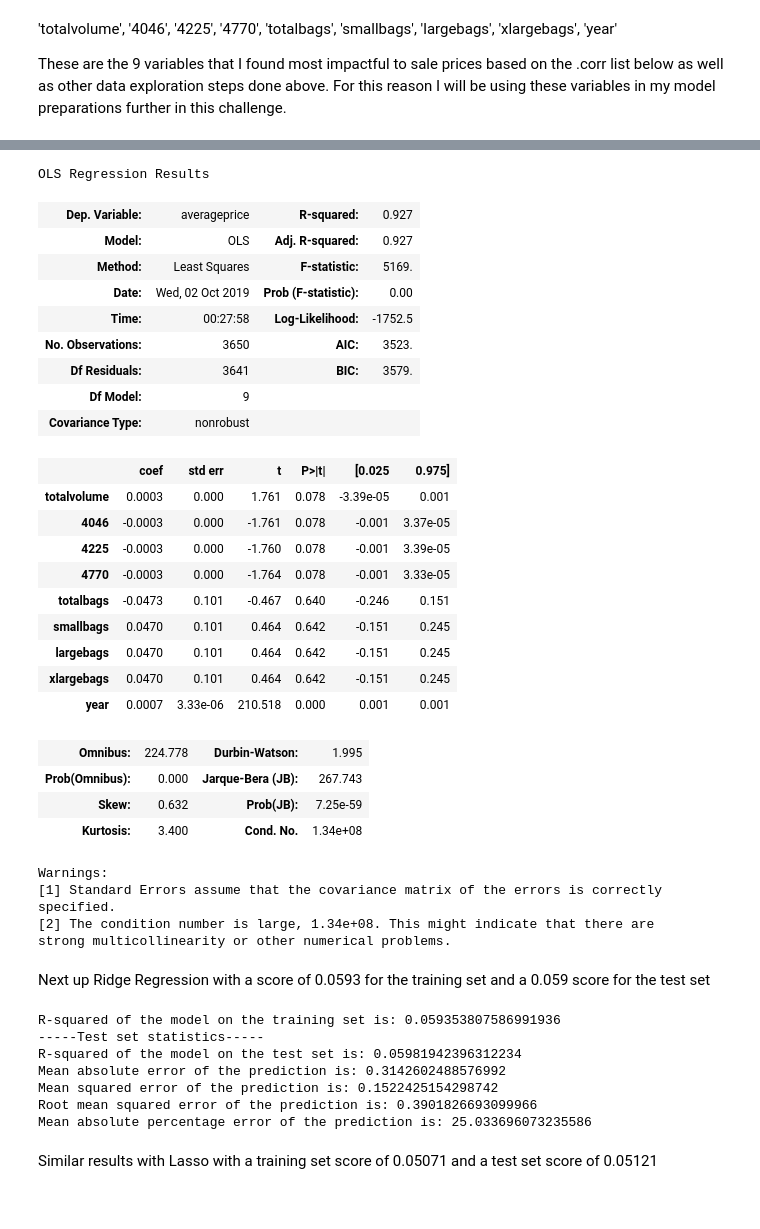
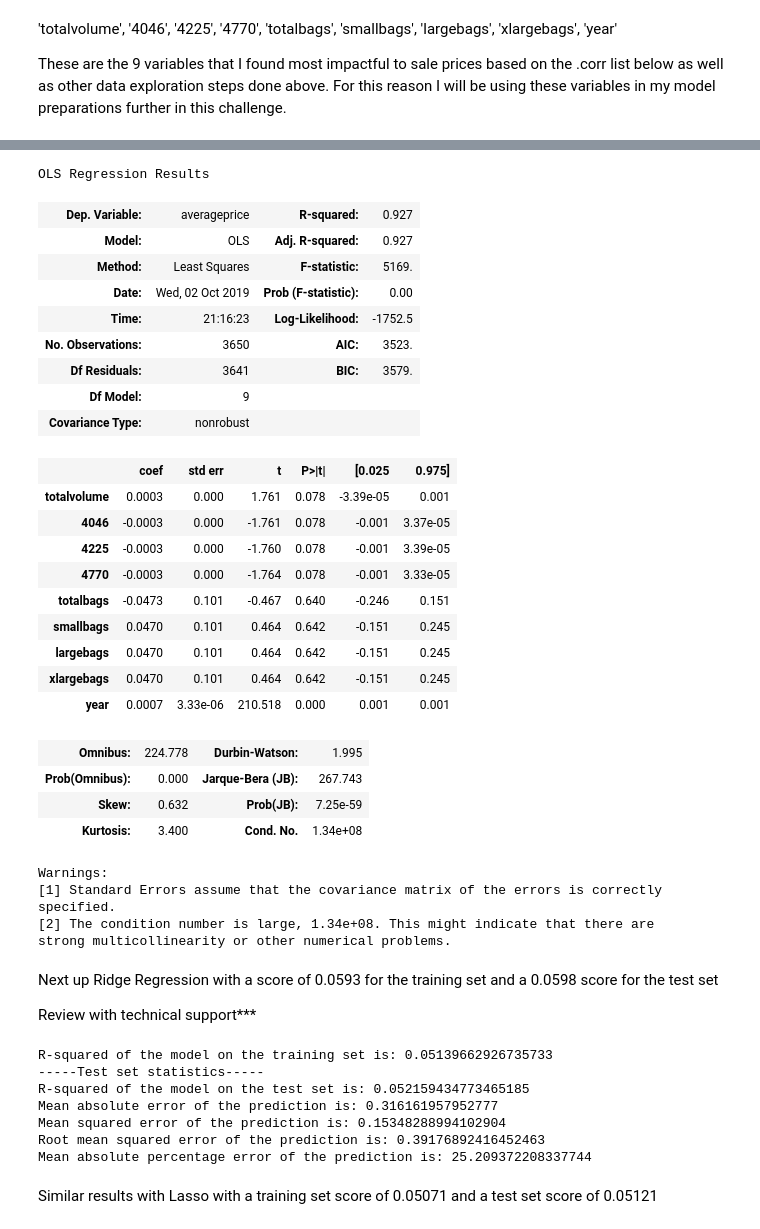
Before and after one commit to irenebratsis/Thinkful, a Jupyter notebook: 26. Capstone Avocado Prices .ipynb, the cells around one changed output, grey strips where cells are left out. Drawn from its saved outputs; the diff is of its cells as text; code cells hidden in the pictures.

```diff
--- a/26. Capstone Avocado Prices .ipynb
+++ b/26. Capstone Avocado Prices .ipynb
@@ -346,24 +288,21 @@ First up OLS with R-squared:	0.927 and Adj. R-squared:	0.927
 # %%
 
 X = df[['totalvolume', '4046', '4225', '4770', 'totalbags', 'smallbags', 'largebags', 'xlargebags', 'year' ]]
 Y = df['averageprice']
 
 X_train, X_test, Y_train, Y_test = train_test_split(X, Y, test_size = 0.2, random_state = 465)
 
-results = sm.OLS(y_train, X_train).fit()
-results_TEST = sm.OLS(y_test, X_test).fit()
+results_TEST = sm.OLS(Y_test, X_test).fit()
 
 
-results.summary()
-
 results_TEST.summary()
 # %% [output]
 OLS Regression Results
 | Dep. Variable: | averageprice | R-squared: | 0.927 |
 | Model: | OLS | Adj. R-squared: | 0.927 |
 | Method: | Least Squares | F-statistic: | 5169. |
 | Date: | Wed, 02 Oct 2019 | Prob (F-statistic): | 0.00 |
-| Time: | 00:27:58 | Log-Likelihood: | -1752.5 |
+| Time: | 21:16:23 | Log-Likelihood: | -1752.5 |
 | No. Observations: | 3650 | AIC: | 3523. |
 | Df Residuals: | 3641 | BIC: | 3579. |
 | Df Model: | 9 |  |  |
@@ -387,35 +326,37 @@ Warnings:
 [2] The condition number is large, 1.34e+08. This might indicate that there are
 strong multicollinearity or other numerical problems.
 # %% [markdown]
-Next up Ridge Regression with a score of 0.0593 for the training set and a 0.059 score for the test set
+Next up Ridge Regression with a score of 0.0593 for the training set and a 0.0598 score for the test set
+
+Review with technical support***
 # %%
 from sklearn.linear_model import Ridge
 
 # Fitting a ridge regression model. Alpha is the regularization
 # parameter (usually called lambda). As alpha gets larger, parameter
 # shrinkage grows more pronounced.
-ridgeregr = Ridge()
-ridgeregr.fit(X_train, y_train)
+ridgeregr = Ridge(fit_intercept = False)
+ridgeregr.fit(X_train, Y_train)
 
 # We are making predictions here
 y_preds_train = ridgeregr.predict(X_train)
 y_preds_test = ridgeregr.predict(X_test)
 
-print("R-squared of the model on the training set is: {}".format(ridgeregr.score(X_train, y_train)))
+print("R-squared of the model on the training set is: {}".format(ridgeregr.score(X_train, Y_train)))
 print("-----Test set statistics-----")
-print("R-squared of the model on the test set is: {}".format(ridgeregr.score(X_test, y_test)))
-print("Mean absolute error of the prediction is: {}".format(mean_absolute_error(y_test, y_preds_test)))
-print("Mean squared error of the prediction is: {}".format(mse(y_test, y_preds_test)))
-print("Root mean squared error of the prediction is: {}".format(rmse(y_test, y_preds_test)))
-print("Mean absolute percentage error of the prediction is: {}".format(np.mean(np.abs((y_test - y_preds_test) / y_test)) * 100))
+print("R-squared of the model on the test set is: {}".format(ridgeregr.score(X_test, Y_test)))
+print("Mean absolute error of the prediction is: {}".format(mean_absolute_error(Y_test, y_preds_test)))
+print("Mean squared error of the prediction is: {}".format(mse(Y_test, y_preds_test)))
+print("Root mean squared error of the prediction is: {}".format(rmse(Y_test, y_preds_test)))
+print("Mean absolute percentage error of the prediction is: {}".format(np.mean(np.abs((Y_test - y_preds_test) / Y_test)) * 100))
 # %% [output]
-R-squared of the model on the training set is: 0.059353807586991936
+R-squared of the model on the training set is: 0.05139662926735733
 -----Test set statistics-----
-R-squared of the model on the test set is: 0.05981942396312234
-Mean absolute error of the prediction is: 0.3142602488576992
-Mean squared error of the prediction is: 0.1522425154298742
-Root mean squared error of the prediction is: 0.3901826693099966
-Mean absolute percentage error of the prediction is: 25.033696073235586
+R-squared of the model on the test set is: 0.052159434773465185
+Mean absolute error of the prediction is: 0.316161957952777
+Mean squared error of the prediction is: 0.15348288994102904
+Root mean squared error of the prediction is: 0.39176892416452463
+Mean absolute percentage error of the prediction is: 25.209372208337744
 # %% [markdown]
 Similar results with Lasso with a training set score of 0.05071 and a test set score of 0.05121
 # %%
```
Also changed, not shown: parts of 32 cells of this notebook.
